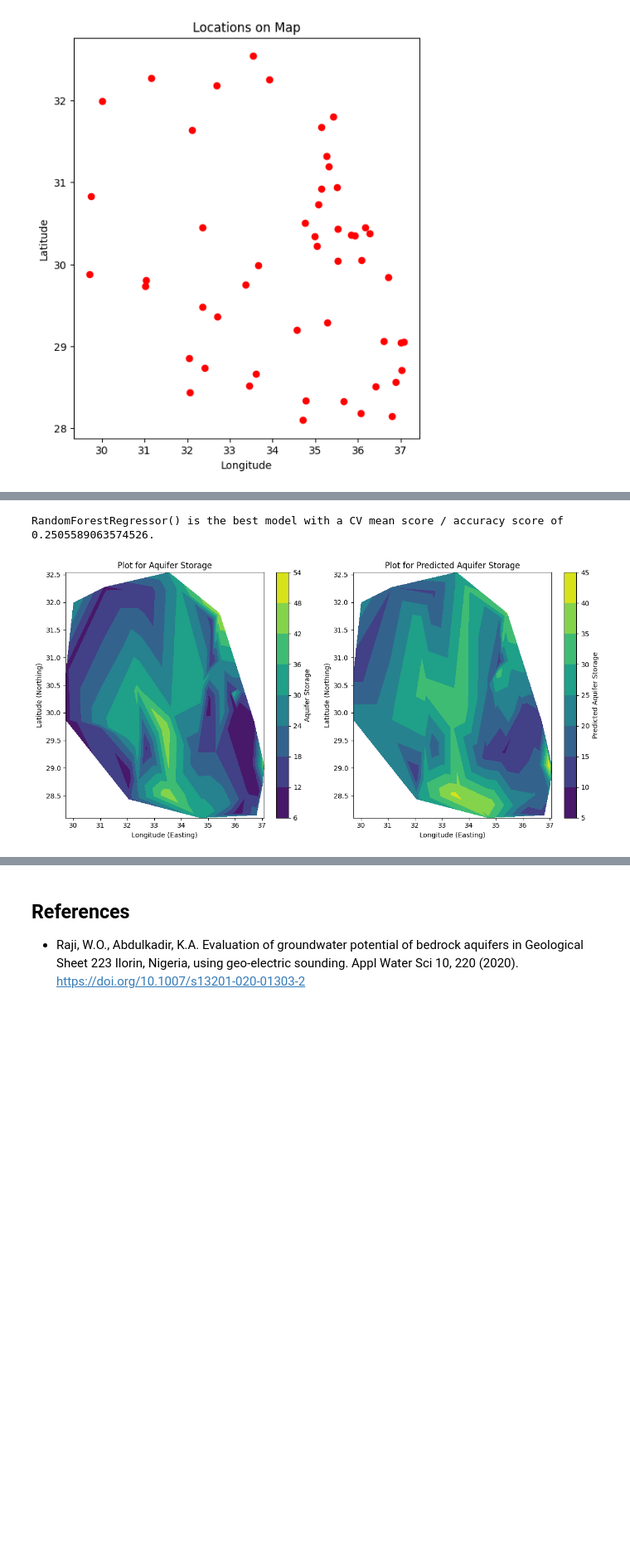
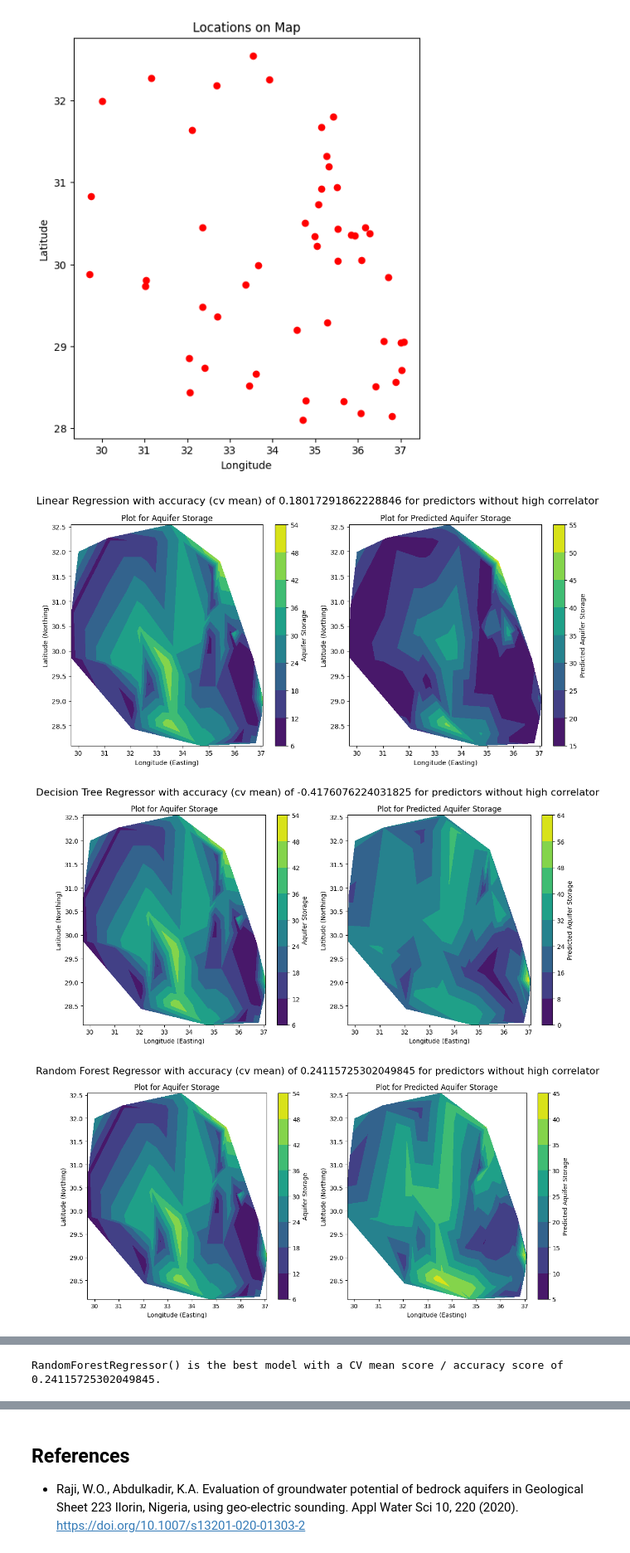
Before and after one commit to Jray-Tech/AquiferStorage, a Jupyter notebook: main.ipynb, the cells around one changed output, grey strips where cells are left out. Shown at 83% size. Cells and saved outputs as stored; diff of their text form; code cells hidden in the pictures; blank space fills up the shorter version.

```diff
--- a/main.ipynb
+++ b/main.ipynb
@@ -503,5 +569,8 @@ plot_locations(df_pred)
 # %% [output]
 [figure]
 # %%
-results_whc, df_pred_whc  = evaluate_models(df_without_high_corr, features_without_high_corr, 'Aquifer Storage')
+results_whc, df_pred_whc  = evaluate_models(df_without_high_corr, features_without_high_corr, 'Aquifer Storage', title="for prediction without high correlators")
 # %% [output]
+[figure, new version]
+[figure, added]
+[figure, added]
@@ -508,3 +578,2 @@ results_whc, df_pred_whc  = evaluate_models(df_without_high_corr, features_witho
-RandomForestRegressor() is the best model with a CV mean score / accuracy score of 0.2505589063574526.
+RandomForestRegressor() is the best model with a CV mean score / accuracy score of 0.24115725302049845.
-[figure, old version]
 # %%
```
Also changed, not shown: parts of 5 cells of this notebook.
